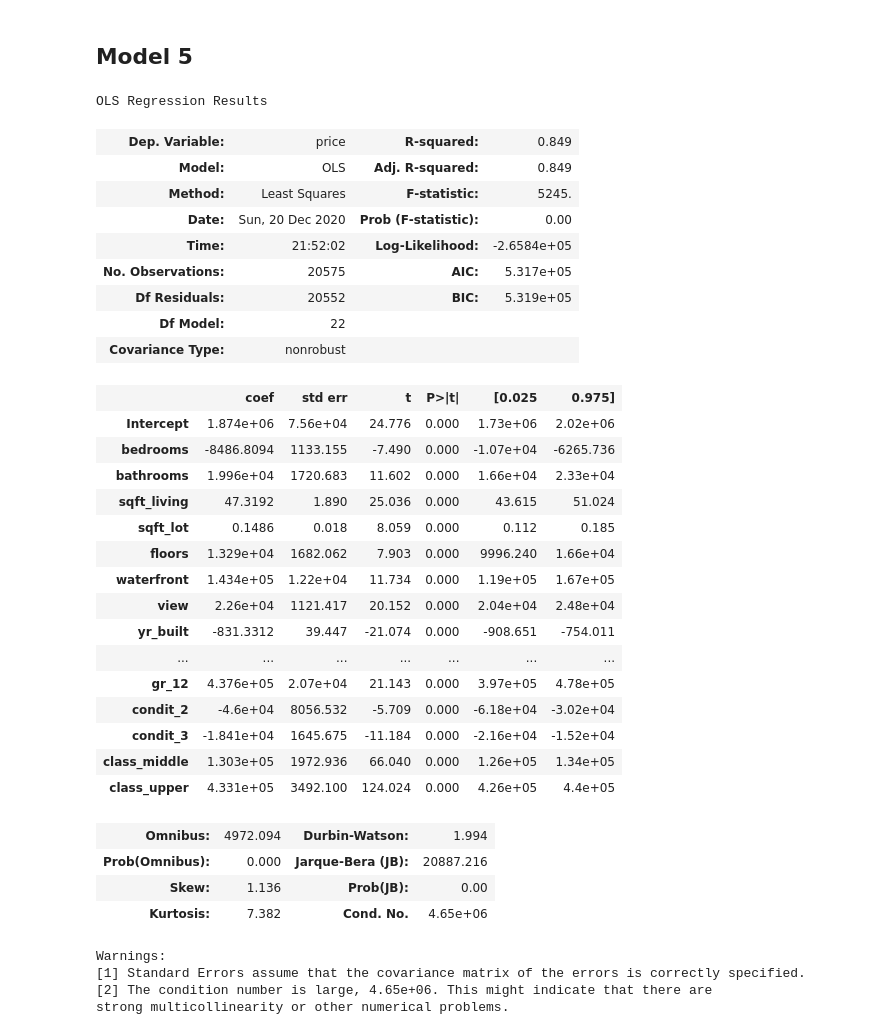
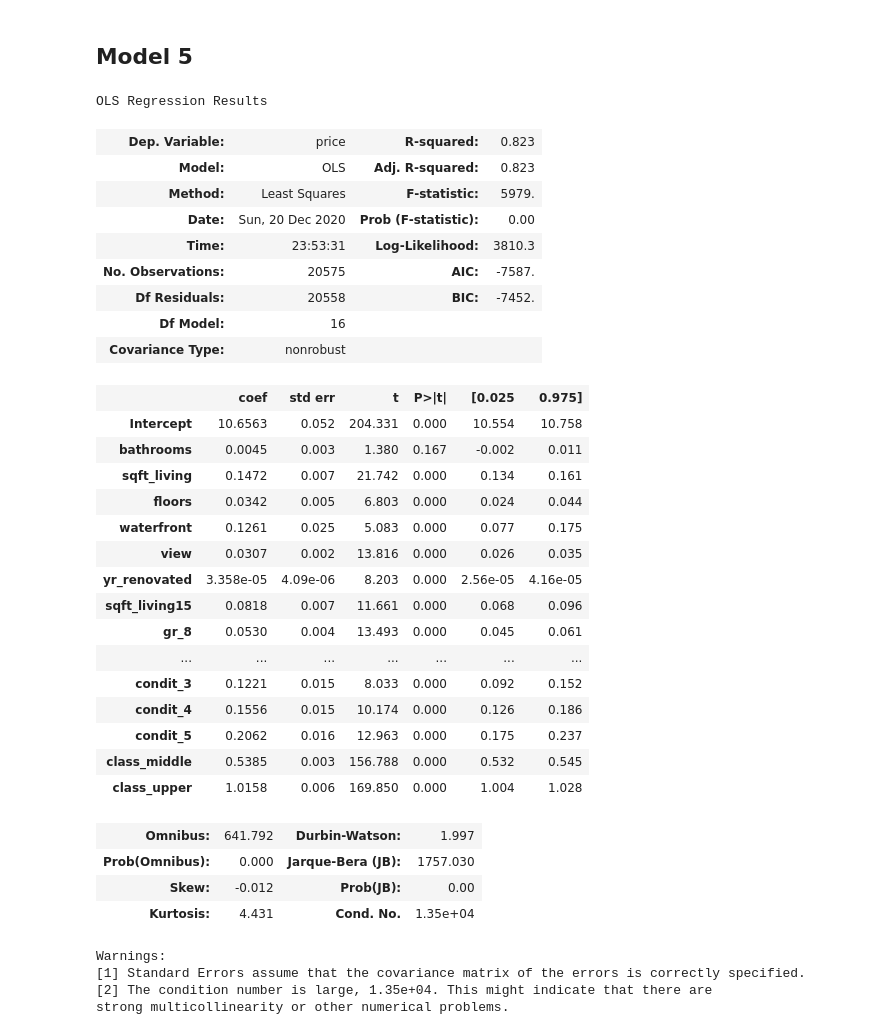
Before and after one commit to MJ-AllDay-67/Project_2_Regression, a Jupyter notebook: regression_notebook.ipynb, the cells around one changed output. Saved outputs shown, nothing was run; the diff lists cells and outputs as text; code cells hidden in the pictures.

```diff
--- a/regression_notebook.ipynb
+++ b/regression_notebook.ipynb
@@ -898,10 +892,0 @@ plt.tight_layout()
-# %%
-from sklearn.preprocessing import QuantileTransformer
-qt = QuantileTransformer(output_distribution='normal')
-df['qt_price'] = qt.fit_transform(df[['price']])
-df['qt_sqft_living'] = qt.fit_transform(df[['sqft_living']])
-df['qt_sqft_living15'] = qt.fit_transform(df[['sqft_living15']])
-df['qt_sqft_lot'] = qt.fit_transform(df[['sqft_lot']])
-df['qt_sqft_lot15'] = qt.fit_transform(df[['sqft_lot15']])
-df['qt_interaction_dist'] = qt.fit_transform(df[['interaction_dist']])
-df['qt_interaction_bb'] = qt.fit_transform(df[['interaction_bb']])
@@ -915,3 +893,10 @@ plt.tight_layout()
+# %%
+df['price'] = np.log(df['price'])
+df['sqft_living'] = np.log(df['sqft_living'])
+df['sqft_lot'] = np.log(df['sqft_lot'])
+df['floors'] = np.log(df['floors'])
+df['sqft_living15'] = np.log(df['sqft_living15'])
+df['sqft_lot15'] = np.log(df['sqft_lot15'])
 # %%
 outcome = 'price'
 x_cols = ['bedrooms', 'bathrooms', 'sqft_living', 'sqft_lot', 'floors', 'waterfront', 'view',
@@ -975,49 +960,48 @@ The mean of the residuals is 1.023e-07
 # %% [markdown]
 ## Model 5
 # %%
-# drop sqft_lot15, gr_5, gr_6, condit_2 and condit_3
+#dropping bedroooms, yr_built, dist_to_bellvue, dist_to_seattle and sqft_lot15 beacuse their coefficijents are negative
 outcome = 'price'
-x_cols = ['bedrooms', 'bathrooms', 'sqft_living', 'sqft_lot', 'floors', 'waterfront', 'view',
-          'yr_built', 'yr_renovated', 'dist_to_seattle', 'dist_to_bellevue', 'sqft_living15', 'gr_7', 'gr_8',
-          'gr_9', 'gr_10', 'gr_11', 'gr_12', 'condit_2', 'condit_3','class_middle', 'class_upper']
+x_cols = ['bathrooms', 'sqft_living', 'floors', 'waterfront', 'view', 'yr_renovated', 'sqft_living15', 'gr_8',
+          'gr_9', 'gr_10', 'gr_11', 'condit_3', 'condit_4', 'condit_5', 'class_middle', 'class_upper']
 predictors = '+'.join(x_cols)
 f = outcome + '~' + predictors
 model5 = smf.ols(formula=f, data=df).fit()
 model5.summary()
 # %% [output]
 OLS Regression Results
-| Dep. Variable: | price | R-squared: | 0.849 |
-| Model: | OLS | Adj. R-squared: | 0.849 |
-| Method: | Least Squares | F-statistic: | 5245. |
+| Dep. Variable: | price | R-squared: | 0.823 |
+| Model: | OLS | Adj. R-squared: | 0.823 |
+| Method: | Least Squares | F-statistic: | 5979. |
 | Date: | Sun, 20 Dec 2020 | Prob (F-statistic): | 0.00 |
-| Time: | 21:52:02 | Log-Likelihood: | -2.6584e+05 |
-| No. Observations: | 20575 | AIC: | 5.317e+05 |
-| Df Residuals: | 20552 | BIC: | 5.319e+05 |
-| Df Model: | 22 |  |  |
+| Time: | 23:53:31 | Log-Likelihood: | 3810.3 |
+| No. Observations: | 20575 | AIC: | -7587. |
+| Df Residuals: | 20558 | BIC: | -7452. |
+| Df Model: | 16 |  |  |
 | Covariance Type: | nonrobust |  |  |
 |  | coef | std err | t | P>|t| | [0.025 | 0.975] |
-| Intercept | 1.874e+06 | 7.56e+04 | 24.776 | 0.000 | 1.73e+06 | 2.02e+06 |
-| bedrooms | -8486.8094 | 1133.155 | -7.490 | 0.000 | -1.07e+04 | -6265.736 |
-| bathrooms | 1.996e+04 | 1720.683 | 11.602 | 0.000 | 1.66e+04 | 2.33e+04 |
-| sqft_living | 47.3192 | 1.890 | 25.036 | 0.000 | 43.615 | 51.024 |
-| sqft_lot | 0.1486 | 0.018 | 8.059 | 0.000 | 0.112 | 0.185 |
-| floors | 1.329e+04 | 1682.062 | 7.903 | 0.000 | 9996.240 | 1.66e+04 |
-| waterfront | 1.434e+05 | 1.22e+04 | 11.734 | 0.000 | 1.19e+05 | 1.67e+05 |
-| view | 2.26e+04 | 1121.417 | 20.152 | 0.000 | 2.04e+04 | 2.48e+04 |
-| yr_built | -831.3312 | 39.447 | -21.074 | 0.000 | -908.651 | -754.011 |
+| Intercept | 10.6563 | 0.052 | 204.331 | 0.000 | 10.554 | 10.758 |
+| bathrooms | 0.0045 | 0.003 | 1.380 | 0.167 | -0.002 | 0.011 |
+| sqft_living | 0.1472 | 0.007 | 21.742 | 0.000 | 0.134 | 0.161 |
+| floors | 0.0342 | 0.005 | 6.803 | 0.000 | 0.024 | 0.044 |
+| waterfront | 0.1261 | 0.025 | 5.083 | 0.000 | 0.077 | 0.175 |
+| view | 0.0307 | 0.002 | 13.816 | 0.000 | 0.026 | 0.035 |
+| yr_renovated | 3.358e-05 | 4.09e-06 | 8.203 | 0.000 | 2.56e-05 | 4.16e-05 |
+| sqft_living15 | 0.0818 | 0.007 | 11.661 | 0.000 | 0.068 | 0.096 |
+| gr_8 | 0.0530 | 0.004 | 13.493 | 0.000 | 0.045 | 0.061 |
 | ... | ... | ... | ... | ... | ... | ... |
-| gr_12 | 4.376e+05 | 2.07e+04 | 21.143 | 0.000 | 3.97e+05 | 4.78e+05 |
-| condit_2 | -4.6e+04 | 8056.532 | -5.709 | 0.000 | -6.18e+04 | -3.02e+04 |
-| condit_3 | -1.841e+04 | 1645.675 | -11.184 | 0.000 | -2.16e+04 | -1.52e+04 |
-| class_middle | 1.303e+05 | 1972.936 | 66.040 | 0.000 | 1.26e+05 | 1.34e+05 |
-| class_upper | 4.331e+05 | 3492.100 | 124.024 | 0.000 | 4.26e+05 | 4.4e+05 |
+| condit_3 | 0.1221 | 0.015 | 8.033 | 0.000 | 0.092 | 0.152 |
+| condit_4 | 0.1556 | 0.015 | 10.174 | 0.000 | 0.126 | 0.186 |
+| condit_5 | 0.2062 | 0.016 | 12.963 | 0.000 | 0.175 | 0.237 |
+| class_middle | 0.5385 | 0.003 | 156.788 | 0.000 | 0.532 | 0.545 |
+| class_upper | 1.0158 | 0.006 | 169.850 | 0.000 | 1.004 | 1.028 |
-| Omnibus: | 4972.094 | Durbin-Watson: | 1.994 |
-| Prob(Omnibus): | 0.000 | Jarque-Bera (JB): | 20887.216 |
-| Skew: | 1.136 | Prob(JB): | 0.00 |
-| Kurtosis: | 7.382 | Cond. No. | 4.65e+06 |
+| Omnibus: | 641.792 | Durbin-Watson: | 1.997 |
+| Prob(Omnibus): | 0.000 | Jarque-Bera (JB): | 1757.030 |
+| Skew: | -0.012 | Prob(JB): | 0.00 |
+| Kurtosis: | 4.431 | Cond. No. | 1.35e+04 |
 Warnings:
 [1] Standard Errors assume that the covariance matrix of the errors is correctly specified.
-[2] The condition number is large, 4.65e+06. This might indicate that there are
+[2] The condition number is large, 1.35e+04. This might indicate that there are
 strong multicollinearity or other numerical problems.
 # %%
 # qq plot
```
Also changed, not shown: parts of 25 cells of this notebook, 3 other files.
